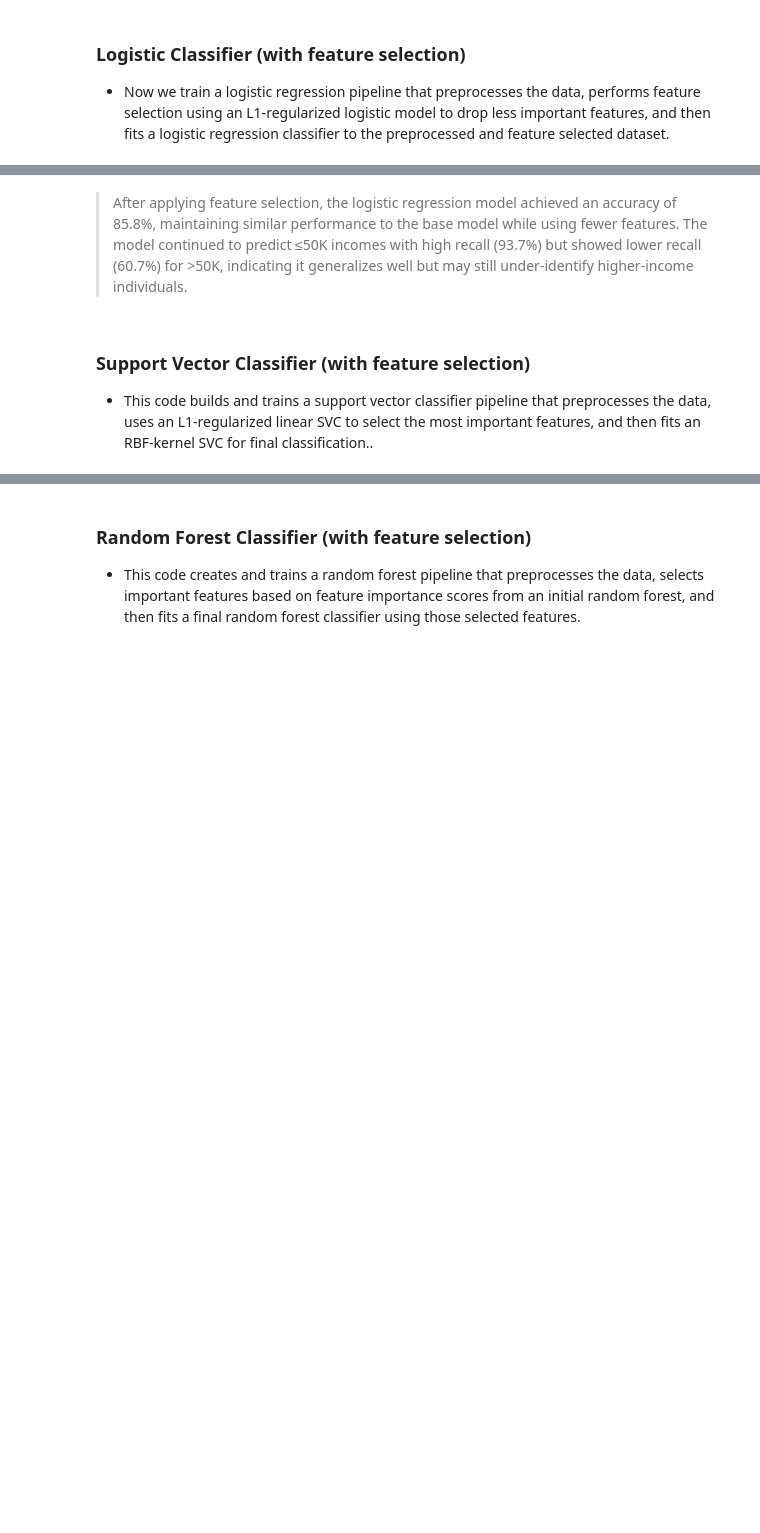
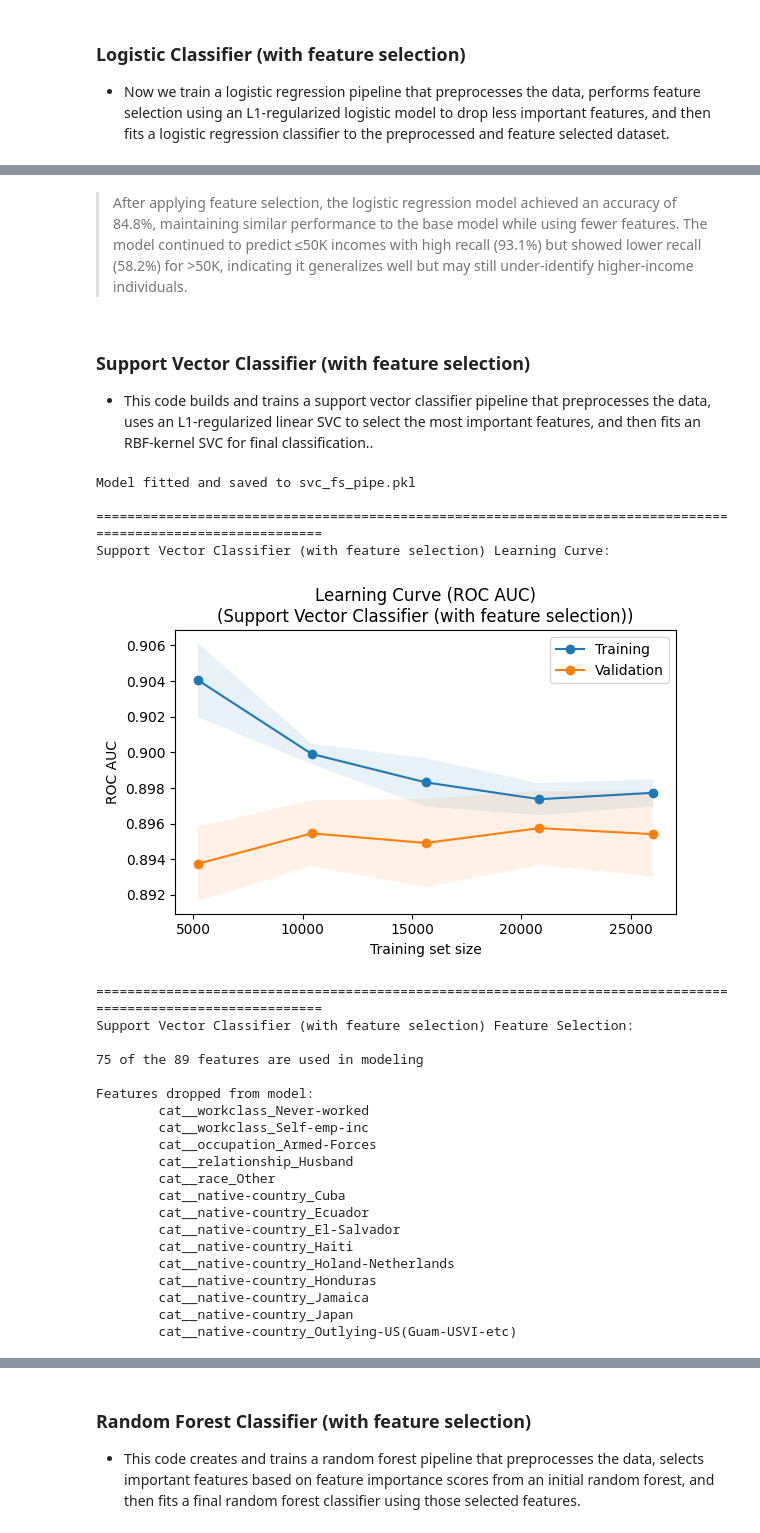
Before and after one commit to ryan-bulger/5509-Final-Project, a Jupyter notebook: 5509_income_modeling.ipynb, the cells around one changed output, grey strips where cells are left out. Cells and saved outputs as stored; diff of their text form; code cells hidden in the pictures; blank space fills up the shorter version.

```diff
--- a/5509_income_modeling.ipynb
+++ b/5509_income_modeling.ipynb
@@ -590,30 +703,56 @@ create_classification_output(logistic_fs_pipe, y_test, y_pred, clf_type)
 # %% [markdown]
-> After applying feature selection, the logistic regression model achieved an accuracy of 85.8%, maintaining similar performance to the base model while using fewer features. The model continued to predict ≤50K incomes with high recall (93.7%) but showed lower recall (60.7%) for >50K, indicating it generalizes well but may still under-identify higher-income individuals.
+> After applying feature selection, the logistic regression model achieved an accuracy of 84.8%, maintaining similar performance to the base model while using fewer features. The model continued to predict ≤50K incomes with high recall (93.1%) but showed lower recall (58.2%) for >50K, indicating it generalizes well but may still under-identify higher-income individuals.
 # %% [markdown]
 ### Support Vector Classifier (with feature selection)
 - This code builds and trains a support vector classifier pipeline that preprocesses the data, uses an L1-regularized linear SVC to select the most important features, and then fits an RBF-kernel SVC for final classification..
 # %%
 # Define classifier type
 clf_type = 'Support Vector Classifier (with feature selection)'
 
 # Create logistic classifier pipeline instance
 svc_fs_pipe = SkPipeline(steps=[
     ('preprocessor', preprocessor_transformer),
     ('selector', SelectFromModel(LinearSVC(penalty='l1', dual=False, C=0.25, tol=1e-3, max_iter=50000, random_state=42))),
-    ('classifier', SVC(kernel='linear', class_weight='balanced', probability=True, cache_size=4096, random_state=42))
+    ('classifier', LinearSVC(class_weight='balanced', dual='auto', random_state=42))
 ])
 
 # Fit model
 svc_fs_pipe = fit_model(svc_fs_pipe, X_train, y_train, 'svc_fs_pipe.pkl')
 
 # Plot learning curve
 plot_learning_curve(svc_fs_pipe, X_train, y_train, clf_type)
 
 # Predict y_test
 y_pred = svc_fs_pipe.predict(X_test)
 
 # Show the dropped features
 show_dropped_features(svc_fs_pipe, clf_type)
+# %% [output]
+Model fitted and saved to svc_fs_pipe.pkl
+
+==============================================================================================================
+Support Vector Classifier (with feature selection) Learning Curve:
+[figure, added]
+==============================================================================================================
+Support Vector Classifier (with feature selection) Feature Selection:
+
+75 of the 89 features are used in modeling
+
+Features dropped from model:
+        cat__workclass_Never-worked
+        cat__workclass_Self-emp-inc
+        cat__occupation_Armed-Forces
+        cat__relationship_Husband
+        cat__race_Other
+        cat__native-country_Cuba
+        cat__native-country_Ecuador
+        cat__native-country_El-Salvador
+        cat__native-country_Haiti
+        cat__native-country_Holand-Netherlands
+        cat__native-country_Honduras
+        cat__native-country_Jamaica
+        cat__native-country_Japan
+        cat__native-country_Outlying-US(Guam-USVI-etc)
 # %%
 # Create classification output
 create_classification_output(svc_fs_pipe, y_test, y_pred, clf_type)
```
Also changed, not shown: parts of 57 cells of this notebook.
